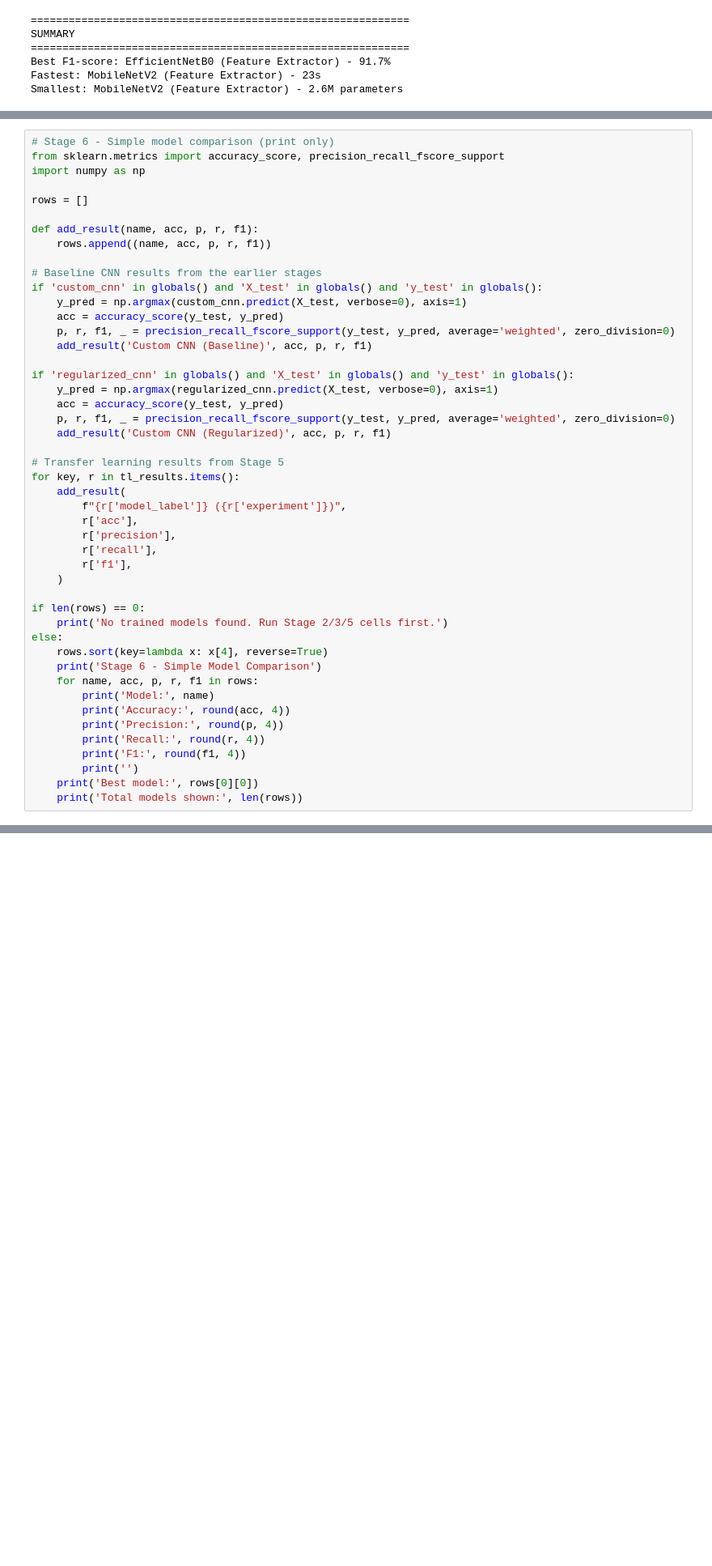
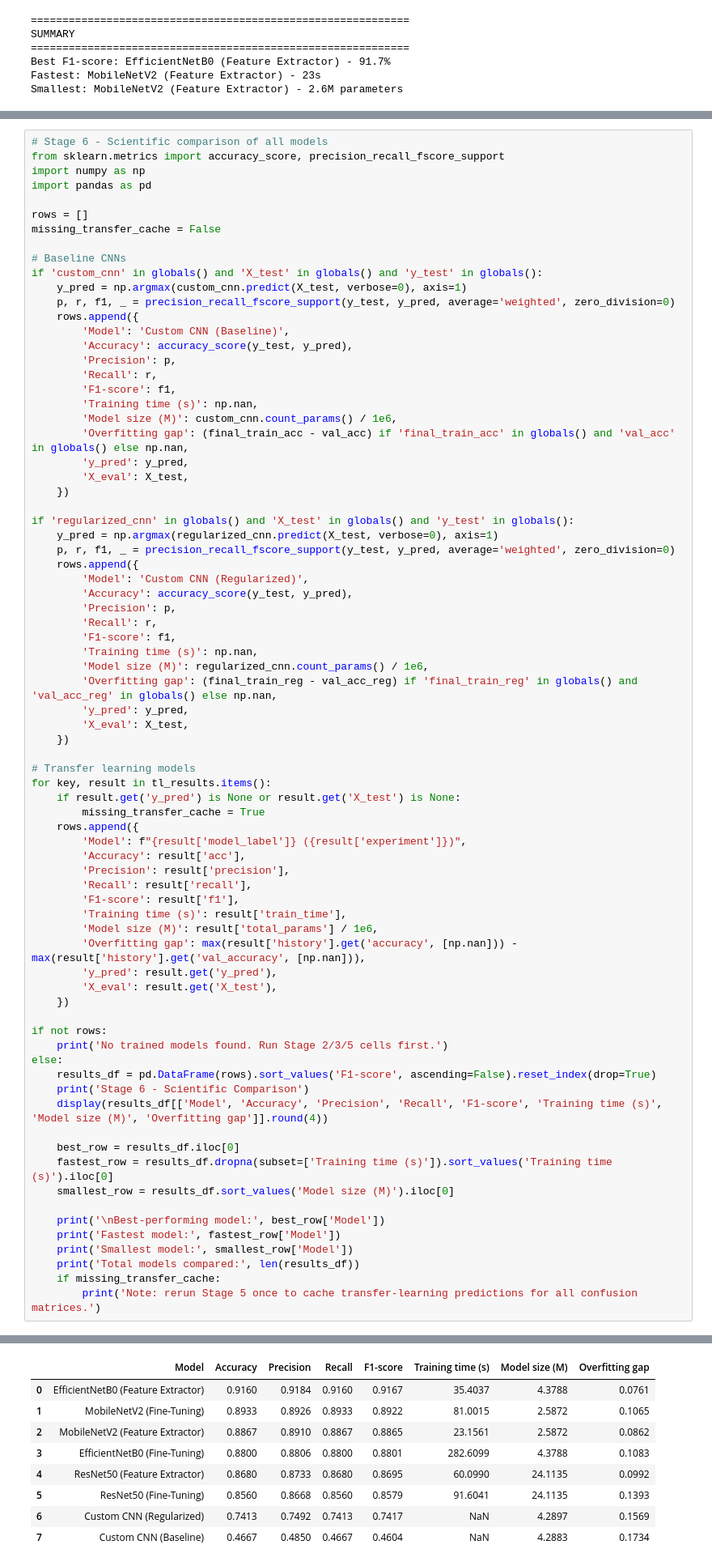
Before and after one commit to Joe28B/Applied_Machine_Learning_Project_Y2, a Jupyter notebook: 2.ipynb, the cells around one changed output, grey strips where cells are left out. Shown at 81% size. Drawn from its saved outputs; the diff is of its cells as text; blank space fills up the shorter version.

```diff
--- a/2.ipynb
+++ b/2.ipynb
@@ -1050,50 +1073,79 @@ It also analyzes:
 - Overfitting behavior
 - Speed vs accuracy tradeoff
 # %%
-# Stage 6 - Simple model comparison (print only)
+# Stage 6 - Scientific comparison of all models
 from sklearn.metrics import accuracy_score, precision_recall_fscore_support
 import numpy as np
+import pandas as pd
 
 rows = []
+missing_transfer_cache = False
 
-def add_result(name, acc, p, r, f1):
-    rows.append((name, acc, p, r, f1))
-
-# Baseline CNN results from the earlier stages
+# Baseline CNNs
 if 'custom_cnn' in globals() and 'X_test' in globals() and 'y_test' in globals():
     y_pred = np.argmax(custom_cnn.predict(X_test, verbose=0), axis=1)
-    acc = accuracy_score(y_test, y_pred)
     p, r, f1, _ = precision_recall_fscore_support(y_test, y_pred, average='weighted', zero_division=0)
-    add_result('Custom CNN (Baseline)', acc, p, r, f1)
+    rows.append({
+        'Model': 'Custom CNN (Baseline)',
+        'Accuracy': accuracy_score(y_test, y_pred),
+        'Precision': p,
+        'Recall': r,
+        'F1-score': f1,
+        'Training time (s)': np.nan,
+        'Model size (M)': custom_cnn.count_params() / 1e6,
+        'Overfitting gap': (final_train_acc - val_acc) if 'final_train_acc' in globals() and 'val_acc' in globals() else np.nan,
+        'y_pred': y_pred,
+        'X_eval': X_test,
+    })
 
 if 'regularized_cnn' in globals() and 'X_test' in globals() and 'y_test' in globals():
     y_pred = np.argmax(regularized_cnn.predict(X_test, verbose=0), axis=1)
-    acc = accuracy_score(y_test, y_pred)
     p, r, f1, _ = precision_recall_fscore_support(y_test, y_pred, average='weighted', zero_division=0)
-    add_result('Custom CNN (Regularized)', acc, p, r, f1)
+    rows.append({
+        'Model': 'Custom CNN (Regularized)',
+        'Accuracy': accuracy_score(y_test, y_pred),
+        'Precision': p,
+        'Recall': r,
+        'F1-score': f1,
+        'Training time (s)': np.nan,
+        'Model size (M)': regularized_cnn.count_params() / 1e6,
+        'Overfitting gap': (final_train_reg - val_acc_reg) if 'final_train_reg' in globals() and 'val_acc_reg' in globals() else np.nan,
+        'y_pred': y_pred,
+        'X_eval': X_test,
+    })
 
-# Transfer learning results from Stage 5
-for key, r in tl_results.items():
-    add_result(
-        f"{r['model_label']} ({r['experiment']})",
-        r['acc'],
-        r['precision'],
-        r['recall'],
-        r['f1'],
-    )
+# Transfer learning models
+for key, result in tl_results.items():
+    if result.get('y_pred') is None or result.get('X_test') is None:
+        missing_transfer_cache = True
+    rows.append({
+        'Model': f"{result['model_label']} ({result['experiment']})",
+        'Accuracy': result['acc'],
+        'Precision': result['precision'],
+        'Recall': result['recall'],
+        'F1-score': result['f1'],
+        'Training time (s)': result['train_time'],
+        'Model size (M)': result['total_params'] / 1e6,
+        'Overfitting gap': max(result['history'].get('accuracy', [np.nan])) - max(result['history'].get('val_accuracy', [np.nan])),
+        'y_pred': result.get('y_pred'),
+        'X_eval': result.get('X_test'),
+    })
 
-if len(rows) == 0:
+if not rows:
     print('No trained models found. Run Stage 2/3/5 cells first.')
 else:
-    rows.sort(key=lambda x: x[4], reverse=True)
-    print('Stage 6 - Simple Model Comparison')
-    for name, acc, p, r, f1 in rows:
-        print('Model:', name)
-        print('Accuracy:', round(acc, 4))
-        print('Precision:', round(p, 4))
-        print('Recall:', round(r, 4))
-        print('F1:', round(f1, 4))
-        print('')
-    print('Best model:', rows[0][0])
-    print('Total models shown:', len(rows))
+    results_df = pd.DataFrame(rows).sort_values('F1-score', ascending=False).reset_index(drop=True)
+    print('Stage 6 - Scientific Comparison')
+    display(results_df[['Model', 'Accuracy', 'Precision', 'Recall', 'F1-score', 'Training time (s)', 'Model size (M)', 'Overfitting gap']].round(4))
+
+    best_row = results_df.iloc[0]
+    fastest_row = results_df.dropna(subset=['Training time (s)']).sort_values('Training time (s)').iloc[0]
+    smallest_row = results_df.sort_values('Model size (M)').iloc[0]
+
+    print('\nBest-performing model:', best_row['Model'])
+    print('Fastest model:', fastest_row['Model'])
+    print('Smallest model:', smallest_row['Model'])
+    print('Total models compared:', len(results_df))
+    if missing_transfer_cache:
+        print('Note: rerun Stage 5 once to cache transfer-learning predictions for all confusion matrices.')
 # %% [output]
@@ -1116,0 +1153,9 @@ Total models shown: 8
+|  | Model | Accuracy | Precision | Recall | F1-score | Training time (s) | Model size (M) | Overfitting gap |
+| 0 | EfficientNetB0 (Feature Extractor) | 0.9160 | 0.9184 | 0.9160 | 0.9167 | 35.4037 | 4.3788 | 0.0761 |
+| 1 | MobileNetV2 (Fine-Tuning) | 0.8933 | 0.8926 | 0.8933 | 0.8922 | 81.0015 | 2.5872 | 0.1065 |
+| 2 | MobileNetV2 (Feature Extractor) | 0.8867 | 0.8910 | 0.8867 | 0.8865 | 23.1561 | 2.5872 | 0.0862 |
+| 3 | EfficientNetB0 (Fine-Tuning) | 0.8800 | 0.8806 | 0.8800 | 0.8801 | 282.6099 | 4.3788 | 0.1083 |
+| 4 | ResNet50 (Feature Extractor) | 0.8680 | 0.8733 | 0.8680 | 0.8695 | 60.0990 | 24.1135 | 0.0992 |
+| 5 | ResNet50 (Fine-Tuning) | 0.8560 | 0.8668 | 0.8560 | 0.8579 | 91.6041 | 24.1135 | 0.1393 |
+| 6 | Custom CNN (Regularized) | 0.7413 | 0.7492 | 0.7413 | 0.7417 | NaN | 4.2897 | 0.1569 |
+| 7 | Custom CNN (Baseline) | 0.4667 | 0.4850 | 0.4667 | 0.4604 | NaN | 4.2883 | 0.1734 |
```
Also changed, not shown: parts of 3 cells of this notebook.
